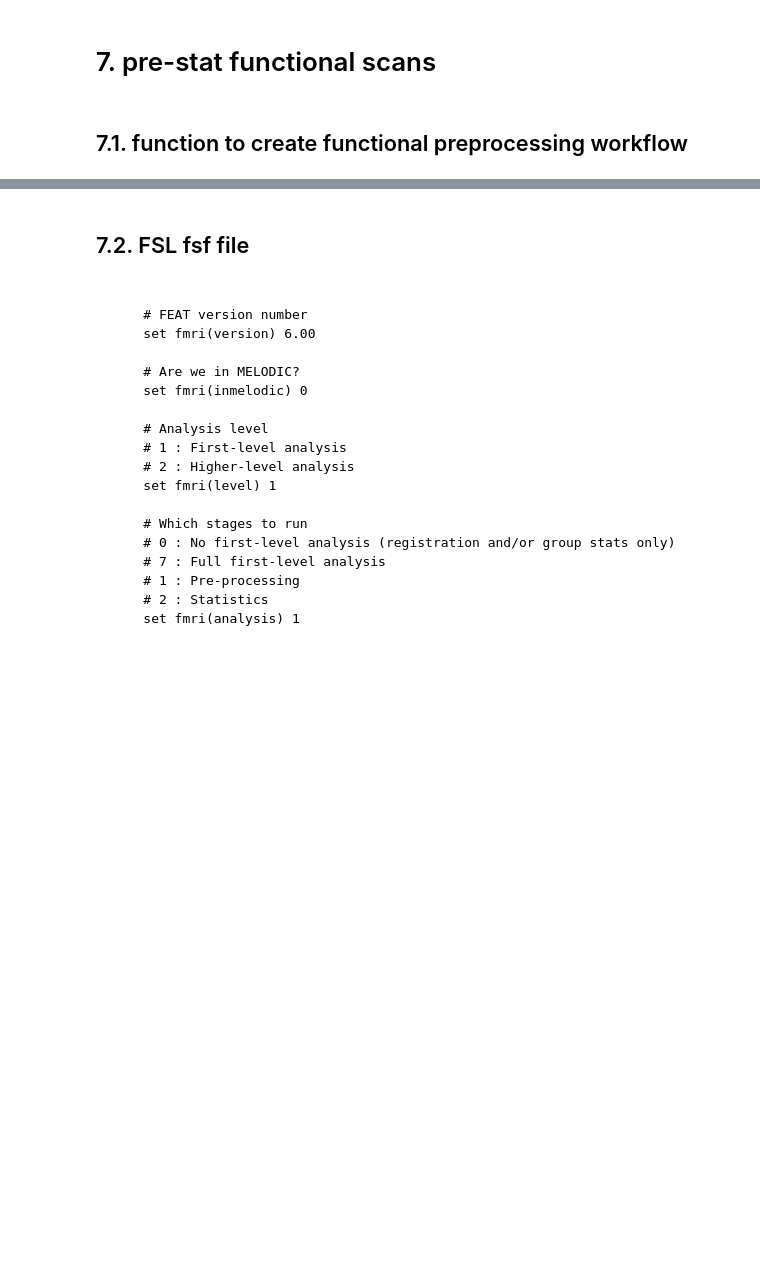
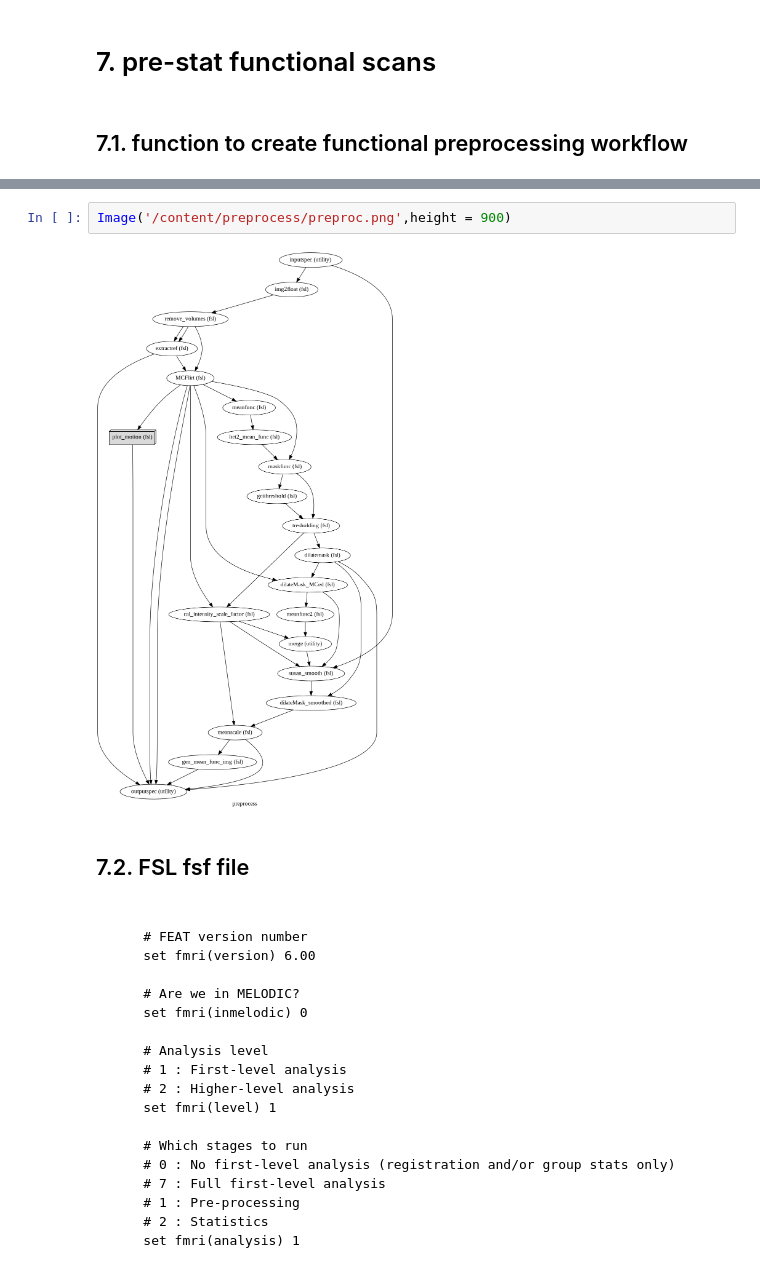
Before and after one commit to nmningmei/preprocessing_pipelines, a Jupyter notebook: FSL_vs_nipype_fsl_preprocessing.ipynb, the cells around one changed output, grey strips where cells are left out. Saved outputs shown, nothing was run; the diff lists cells and outputs as text; blank space fills up the shorter version.

```diff
--- a/FSL_vs_nipype_fsl_preprocessing.ipynb
+++ b/FSL_vs_nipype_fsl_preprocessing.ipynb
@@ -625,3 +602,7 @@ def create_fsl_FEAT_workflow_func(whichrun          = 0,
+# %%
+Image('/content/preprocess/preproc.png',height = 900)
+# %% [output]
+[figure, added]
 # %% [markdown]
 ## 7.2. FSL fsf file
 # %% [markdown]
```
Also changed, not shown: parts of 10 cells of this notebook.
